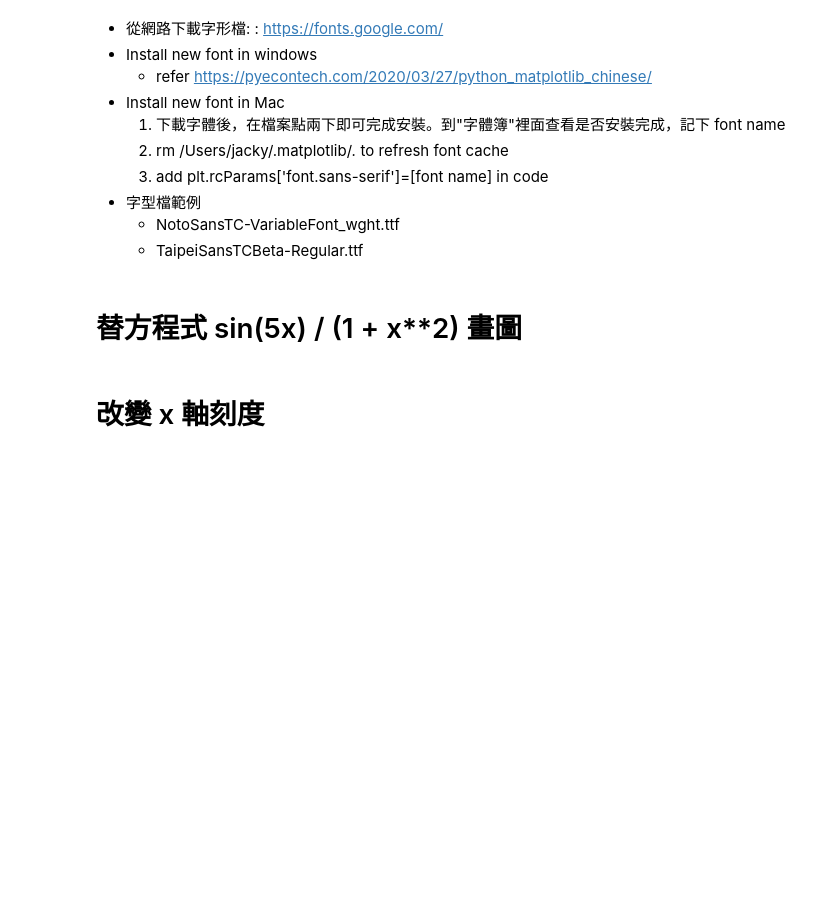
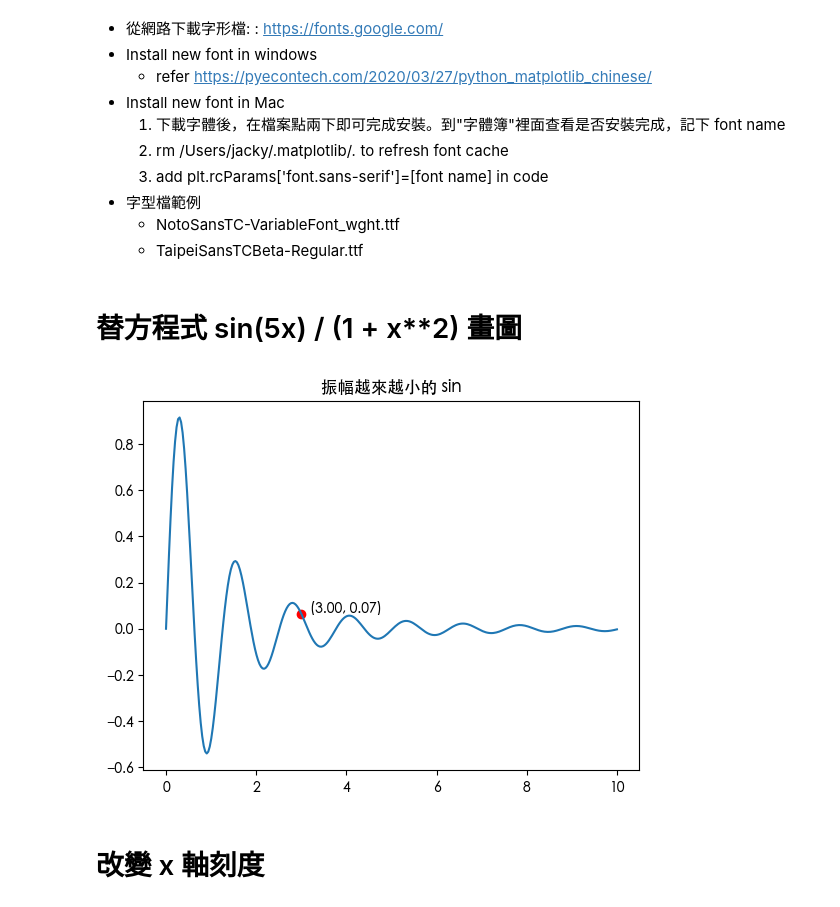
Before and after one commit to mingfujacky/Lecture-Python, a Jupyter notebook: Matplotlib/Matplotlib Middle.ipynb, the cells around one changed output. Drawn from its saved outputs; the diff is of its cells as text; code cells hidden in the pictures; blank space fills up the shorter version.

```diff
--- a/Matplotlib/Matplotlib Middle.ipynb
+++ b/Matplotlib/Matplotlib Middle.ipynb
@@ -50,31 +53,34 @@ https://colab.research.google.com/github/willismax/matplotlib_show_chinese_in_co
 # %%
 # import library
 from matplotlib import pyplot as plt
 import numpy as np
 
 # prepare data
 X = np.linspace(0, 10, 300)
 Y = np.sin(5 * X) / (1 + X**2)
 
 # capable to display 繁體字
 plt.rcParams['font.sans-serif']=['Heiti TC']
 # plt.rcParams['font.sans-serif']=['Noto Sans TC']
 # plt.rcParams['font.sans-serif']=['Taipei Sans TC Beta']
 
 # in Windows: rcParams['font.sans-serif'] = ['Microsoft JhengHei']
 
 # 調整圖型參數
 plt.title('振幅越來越小的 sin')
 
 # 添加單個數據點
 point_x = 3.0
 point_y = np.sin(5 * point_x) / (1 + point_x**2)
-plt.scatter([point_x], [point_y], color='red', label=f'Point ({point_x}, {point_y:.2f})')
+# plt.scatter([point_x], [point_y], color='red', label=f'Point ({point_x}, {point_y:.2f})')
+plt.scatter([point_x], [point_y], color='red')
 plt.text(point_x + 0.2, point_y, f'({float(point_x):.2f}, {float(point_y):.2f})', fontsize=10)
 
 # 畫圖看結果
 plt.plot(X,Y)
 plt.show()
+# %% [output]
+[figure, added]
 # %% [markdown]
 # 改變 x 軸刻度
 # %%
```
Also changed, not shown: parts of 11 cells of this notebook, 3 other files.
